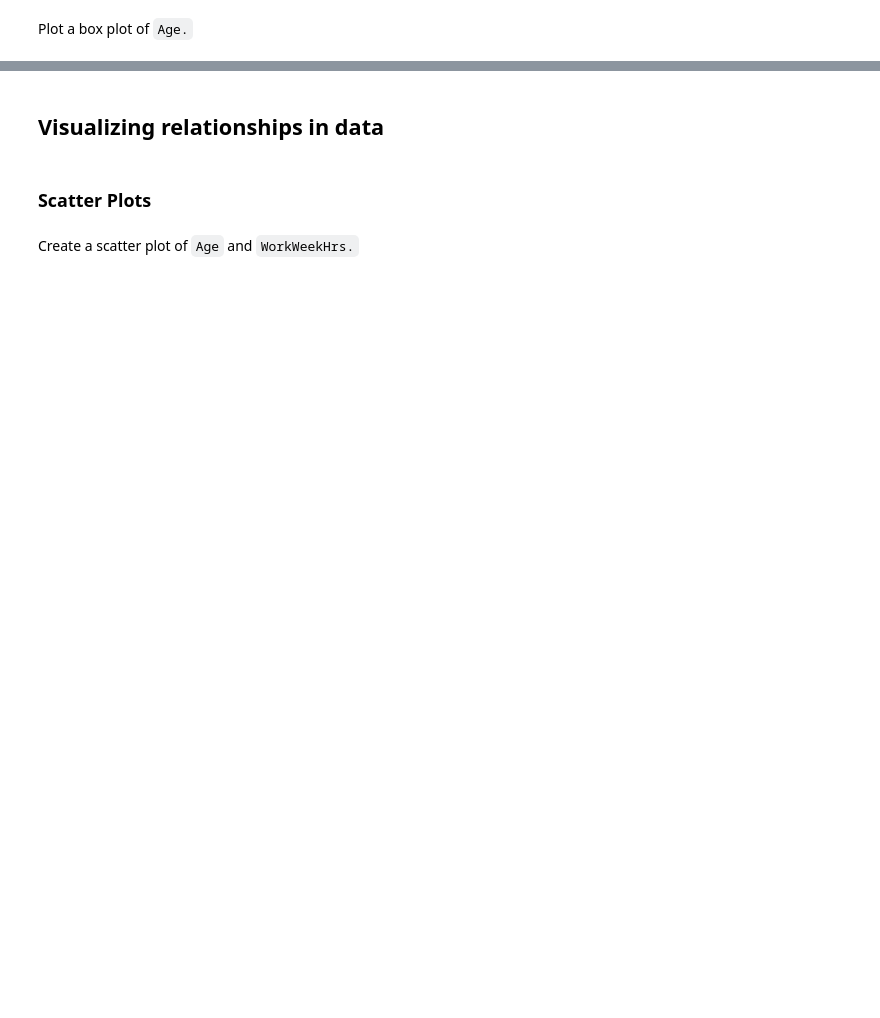
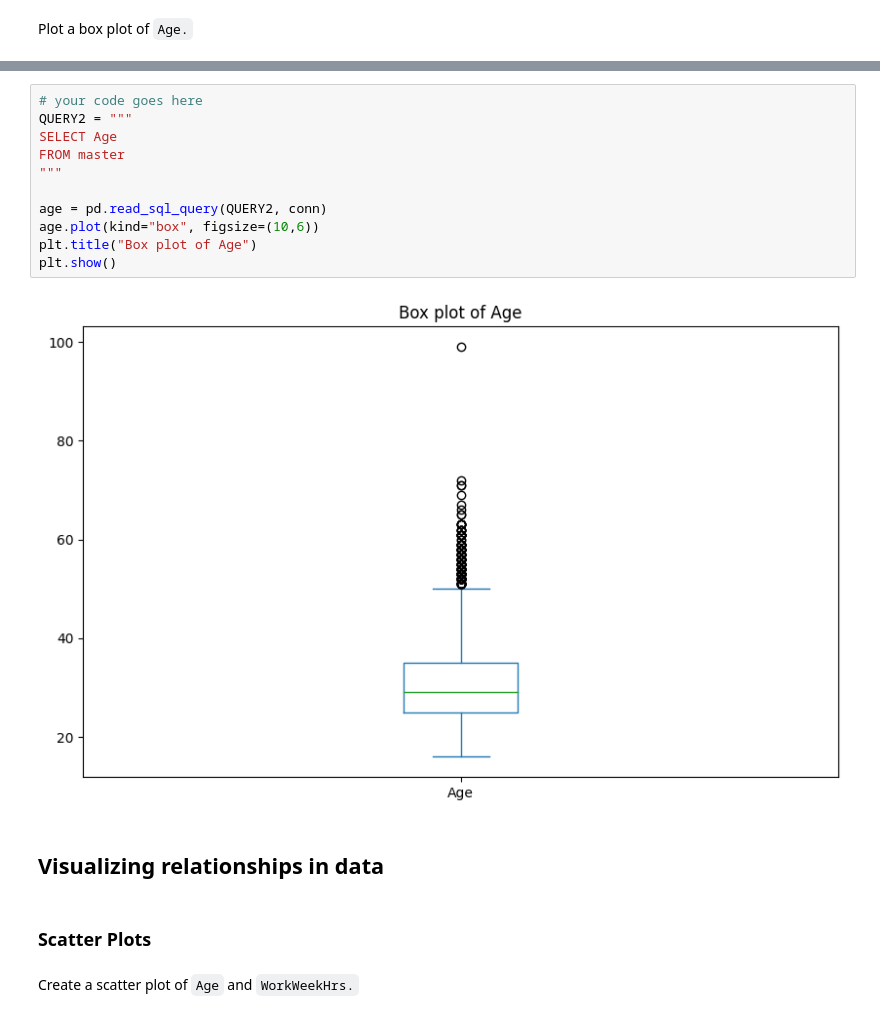
Before and after one commit to CharanjeetI2D/IBM_Capstone_Project, a Jupyter notebook: M4DataVisualization-lab.ipynb, the cells around one changed output, grey strips where cells are left out. Drawn from its saved outputs; the diff is of its cells as text; blank space fills up the shorter version.

```diff
--- a/M4DataVisualization-lab.ipynb
+++ b/M4DataVisualization-lab.ipynb
@@ -175,3 +206,16 @@ Plot a box plot of `Age.`
+# %%
+# your code goes here
+QUERY2 = """
+SELECT Age
+FROM master
+"""
+
+age = pd.read_sql_query(QUERY2, conn)
+age.plot(kind="box", figsize=(10,6))
+plt.title("Box plot of Age")
+plt.show()
+# %% [output]
+[figure, added]
 # %% [markdown]
 ## Visualizing relationships in data
 # %% [markdown]
```
Also changed, not shown: parts of 18 cells of this notebook, 1 other file.
